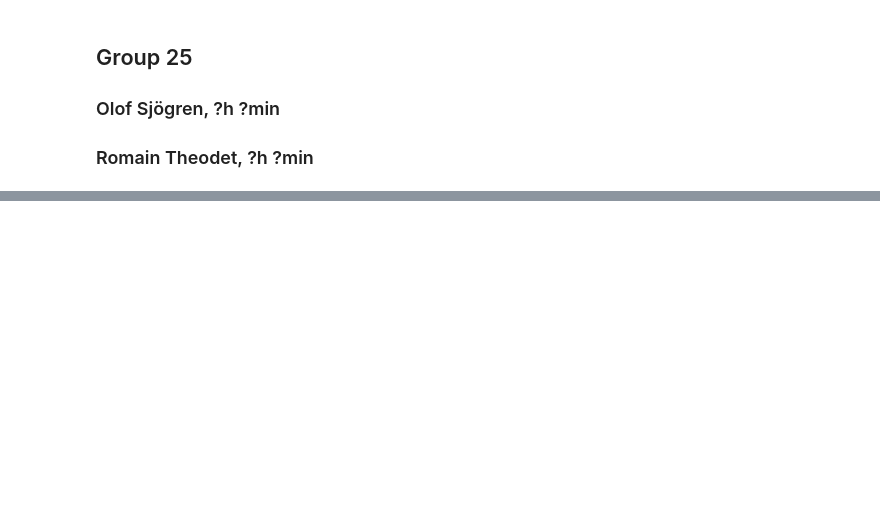
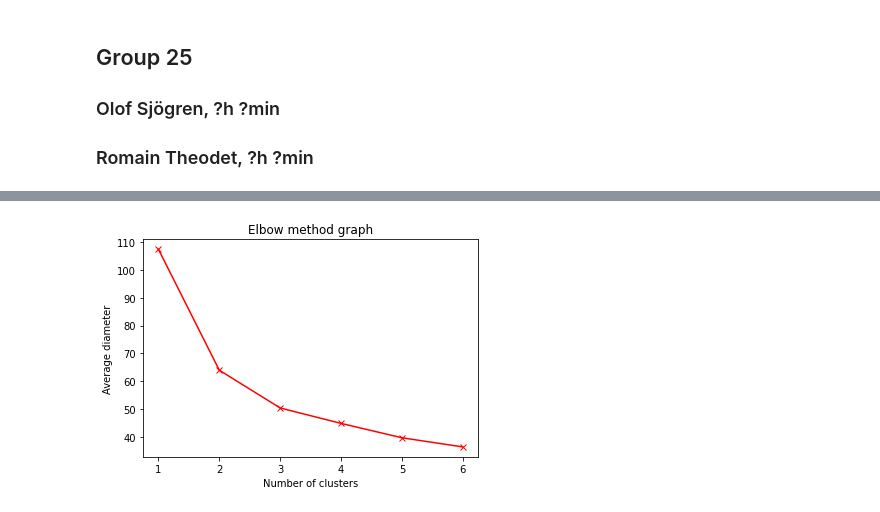
Before and after one commit to RomainTHD-UniStuff/DAT405_Introduction_to_Data_Science_and_AI, a Jupyter notebook: Assignment_3/Assignment_3.ipynb, the cells around one changed output, grey strips where cells are left out. Cells and saved outputs as stored; diff of their text form; code cells hidden in the pictures; blank space fills up the shorter version.

```diff
--- a/Assignment_3/Assignment_3.ipynb
+++ b/Assignment_3/Assignment_3.ipynb
@@ -7,0 +33,31 @@
+# %%
+from sklearn.cluster import KMeans
+import math
+
+# Create the data array as 2 columns : one for phi, one for psi
+X = np.array([ x, y ]).transpose()
+
+# Calculate different distances to be able to use the Elbow Method to find an optimal k-value.
+distances = []
+for k in range(1, 7):
+    # Specify the number of clusters (k) and fit the data X
+    kmeans = KMeans(n_clusters=k, random_state=0).fit(X)
+
+    closestCluster = kmeans.labels_
+    currentSquaredError = 0
+
+    # Calculate square of Euclidean distance between each point and its cluster center
+    for i in range(len(X)):
+        currentCenter = kmeans.cluster_centers_[closestCluster[i]]
+        currentSquaredError += (X[i, 0] - currentCenter[0]) ** 2 + (X[i, 1] - currentCenter[1]) ** 2
+
+    distances.append(math.sqrt(currentSquaredError / len(X)))
+
+# Plotting the elbow method graph
+plt.plot([xCoord for xCoord in range(1, 7)], distances, c="red", marker="x")
+plt.xlabel("Number of clusters")
+plt.ylabel("Average diameter")
+plt.title("Elbow method graph")
+plt.show()
+# %% [output]
+[figure, added]
```
Also changed, not shown: parts of 19 cells of this notebook, 1 other file.
